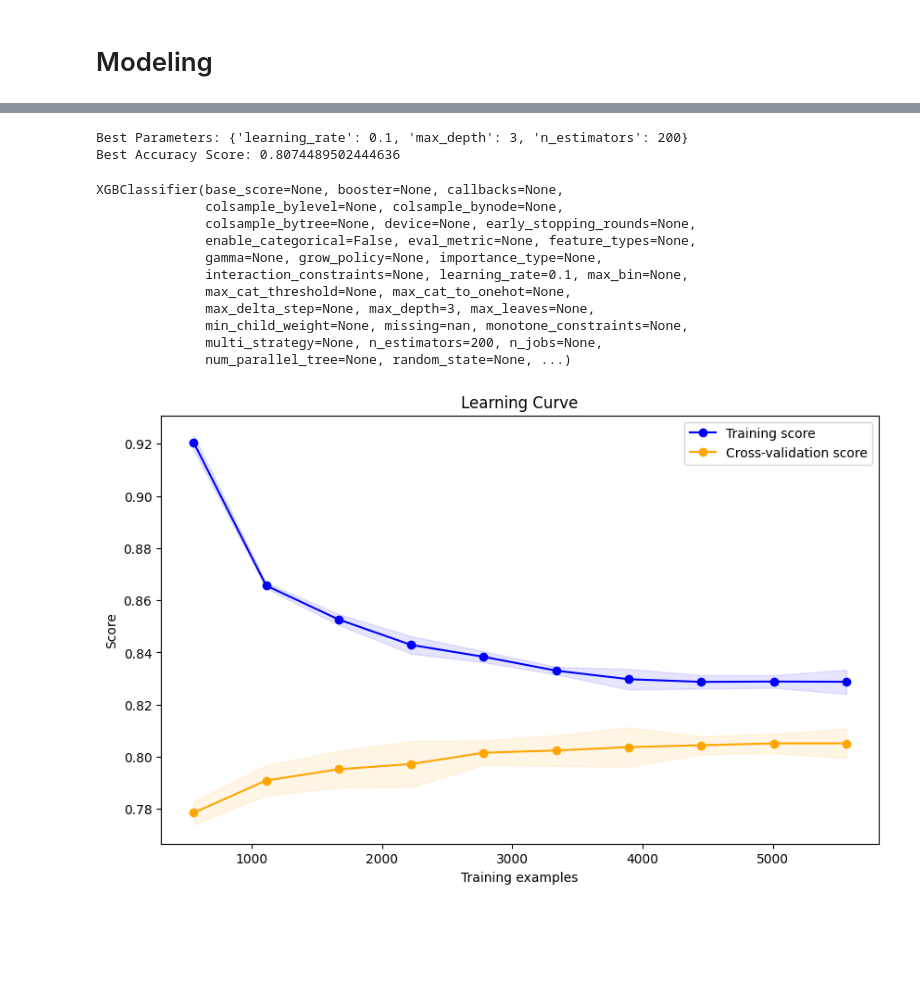
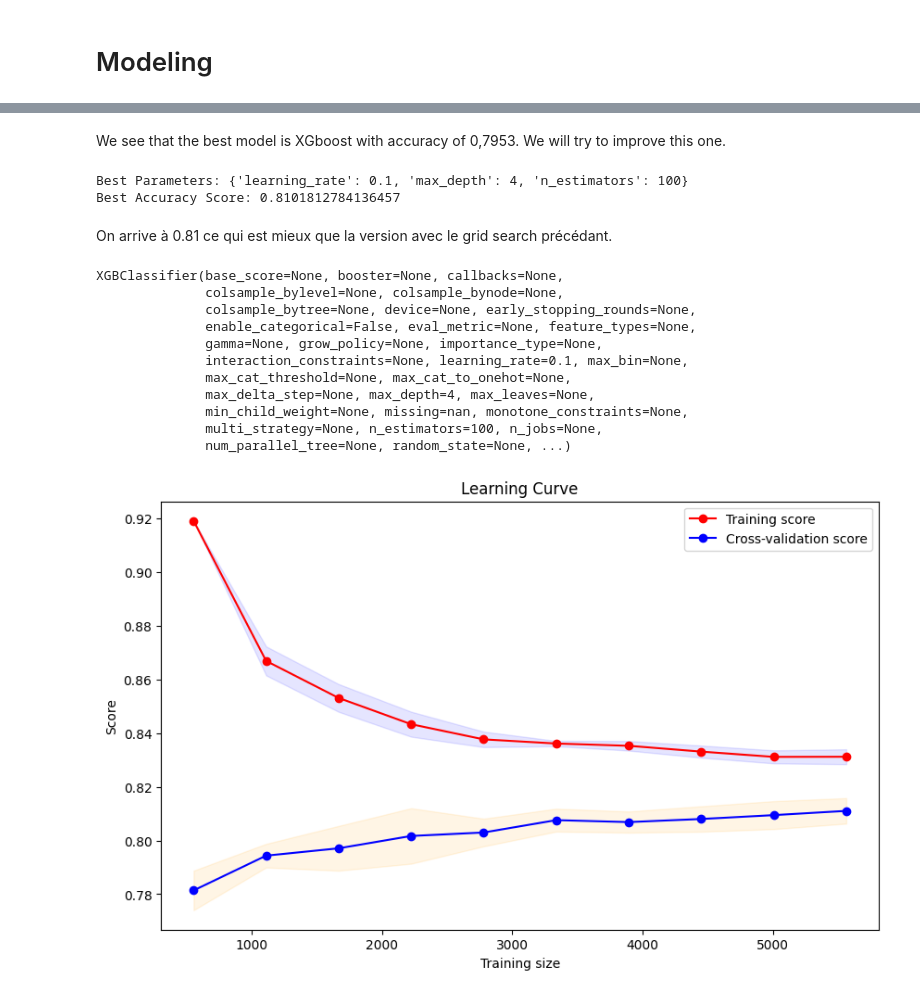
Before and after one commit to Dudul-99/Data-Science, a Jupyter notebook: space_titanice.ipynb, the cells around one changed output, grey strips where cells are left out. Saved outputs shown, nothing was run; the diff lists cells and outputs as text; code cells hidden in the pictures; blank space fills up the shorter version.

```diff
--- a/space_titanice.ipynb
+++ b/space_titanice.ipynb
@@ -538,12 +539,13 @@ from sklearn.datasets import make_classification
 # %%
-# Définition des modèles à tester
+# Define model to test
 models = {
     'RandomForest': RandomForestClassifier(),
     'GradientBoosting': GradientBoostingClassifier(),
-    'LogisticRegression': LogisticRegression(max_iter=1000)
+    'LogisticRegression': LogisticRegression(max_iter=1000),
+    'Xgboost': XGBClassifier()
 }
 
-# Paramètres à tester pour chaque modèle
+# Parameter grinds for each model
 param_grids = {
     'RandomForest': {
         'n_estimators': [100, 200, 300],
@@ -559,6 +561,11 @@ param_grids = {
     'LogisticRegression': {
         'C': [0.1, 1, 10],
         'penalty': ['l1', 'l2']
+    },
+    'Xgboost': {
+        'n_estimators': [100, 200, 300],
+        'learning_rate': [0.1, 0.2,0.05, 0.01],
+        'max_depth': [3, 5, 7],
     }
 }
 # %%
@@ -621,6 +633,6 @@ from xgboost import XGBClassifier
+# %% [markdown]
+We see that the best model is XGboost with accuracy of 0,7953. We will try to improve this one.
 # %%
-from sklearn.model_selection import GridSearchCV
-from sklearn.datasets import make_classification
 # Define the XGBoost classifier
 xgb = XGBClassifier()
 
@@ -632,7 +644,7 @@ param_grid = {
 }
 
 # Create GridSearchCV
-grid_search = GridSearchCV(estimator=xgb, param_grid=param_grid, cv=3, scoring='accuracy',n_jobs=-1)
+grid_search = GridSearchCV(estimator=xgb, param_grid=param_grid, cv=5, scoring='accuracy',n_jobs=-1)
 grid_search.fit(X_train, y_train)
 accuracy = grid_search.score(X_test, y_test)
 
@@ -643,8 +655,10 @@ best_score = grid_search.best_score_
 print("Best Parameters:", best_params)
 print("Best Accuracy Score:", best_score)
 # %% [output]
-Best Parameters: {'learning_rate': 0.1, 'max_depth': 3, 'n_estimators': 200}
-Best Accuracy Score: 0.8074489502444636
+Best Parameters: {'learning_rate': 0.1, 'max_depth': 4, 'n_estimators': 100}
+Best Accuracy Score: 0.8101812784136457
+# %% [markdown]
+On arrive à 0.81 ce qui est mieux que la version avec le grid search précédant.
 # %%
 best_model = grid_search.best_estimator_
 best_model
@@ -656,37 +670,37 @@ XGBClassifier(base_score=None, booster=None, callbacks=None,
               gamma=None, grow_policy=None, importance_type=None,
               interaction_constraints=None, learning_rate=0.1, max_bin=None,
               max_cat_threshold=None, max_cat_to_onehot=None,
-              max_delta_step=None, max_depth=3, max_leaves=None,
+              max_delta_step=None, max_depth=4, max_leaves=None,
               min_child_weight=None, missing=nan, monotone_constraints=None,
-              multi_strategy=None, n_estimators=200, n_jobs=None,
+              multi_strategy=None, n_estimators=100, n_jobs=None,
               num_parallel_tree=None, random_state=None, ...)
 # %%
 from sklearn.model_selection import learning_curve
-# Définir différentes tailles d'ensemble d'entraînement pour la courbe d'apprentissage
+# define sizes of the training set to use
 train_sizes, train_scores, test_scores = learning_curve(
     best_model, X_train, y_train, train_sizes=np.linspace(0.1, 1.0, 10),
     cv=5, scoring='accuracy', n_jobs=-1
 )
 
-# Calculer la moyenne et l'écart-type des scores sur les ensembles d'entraînement et de test
+# Calcul the mean and std of the scores on the training and test sets
 train_scores_mean = np.mean(train_scores, axis=1)
 train_scores_std = np.std(train_scores, axis=1)
 test_scores_mean = np.mean(test_scores, axis=1)
 test_scores_std = np.std(test_scores, axis=1)
 
-# Tracer la courbe d'apprentissage
+# Plot learning curve
 plt.figure(figsize=(10, 6))
 plt.fill_between(train_sizes, train_scores_mean - train_scores_std,
                  train_scores_mean + train_scores_std, alpha=0.1,
                  color="blue")
 plt.fill_between(train_sizes, test_scores_mean - test_scores_std,
                  test_scores_mean + test_scores_std, alpha=0.1, color="orange")
-plt.plot(train_sizes, train_scores_mean, 'o-', color="blue", label="Training score")
-plt.plot(train_sizes, test_scores_mean, 'o-', color="orange", label="Cross-validation score")
-plt.xlabel("Training examples")
+plt.plot(train_sizes, train_scores_mean, 'o-', color="red", label="Training score")
+plt.plot(train_sizes, test_scores_mean, 'o-', color="blue", label="Cross-validation score")
+plt.xlabel("Training size")
 plt.ylabel("Score")
 plt.title("Learning Curve")
 plt.legend(loc="best")
 plt.show()
 # %% [output]
-[figure, old version]
+[figure, new version]
```
Also changed, not shown: parts of 16 cells of this notebook.
